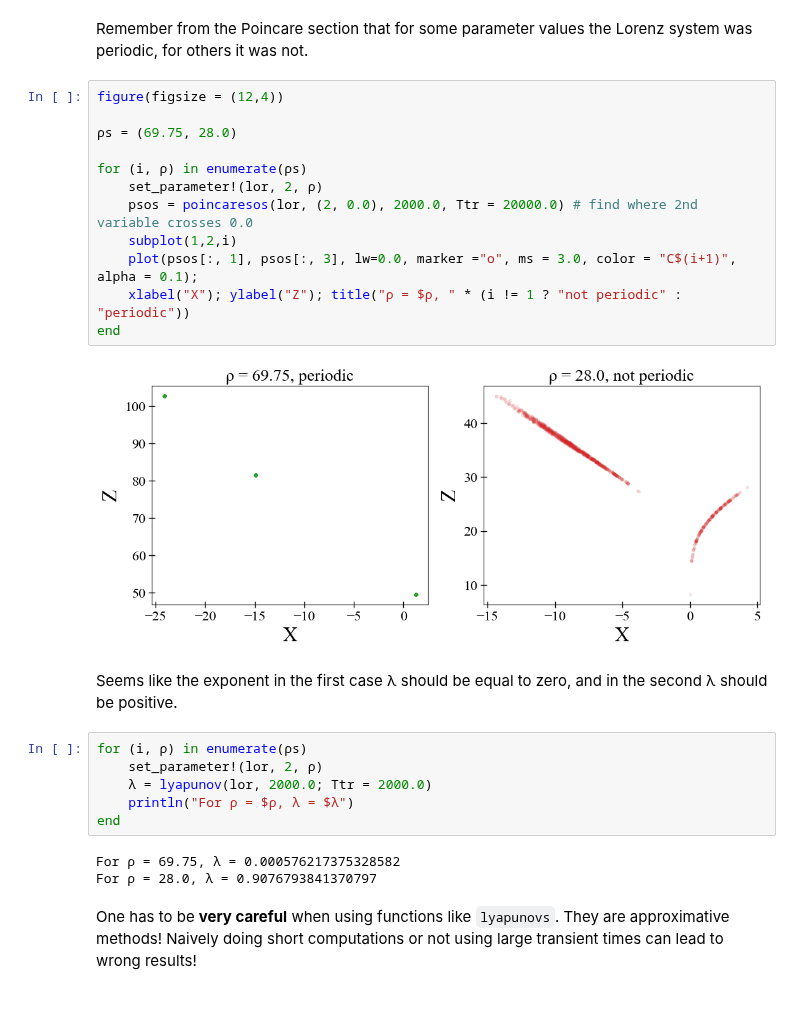
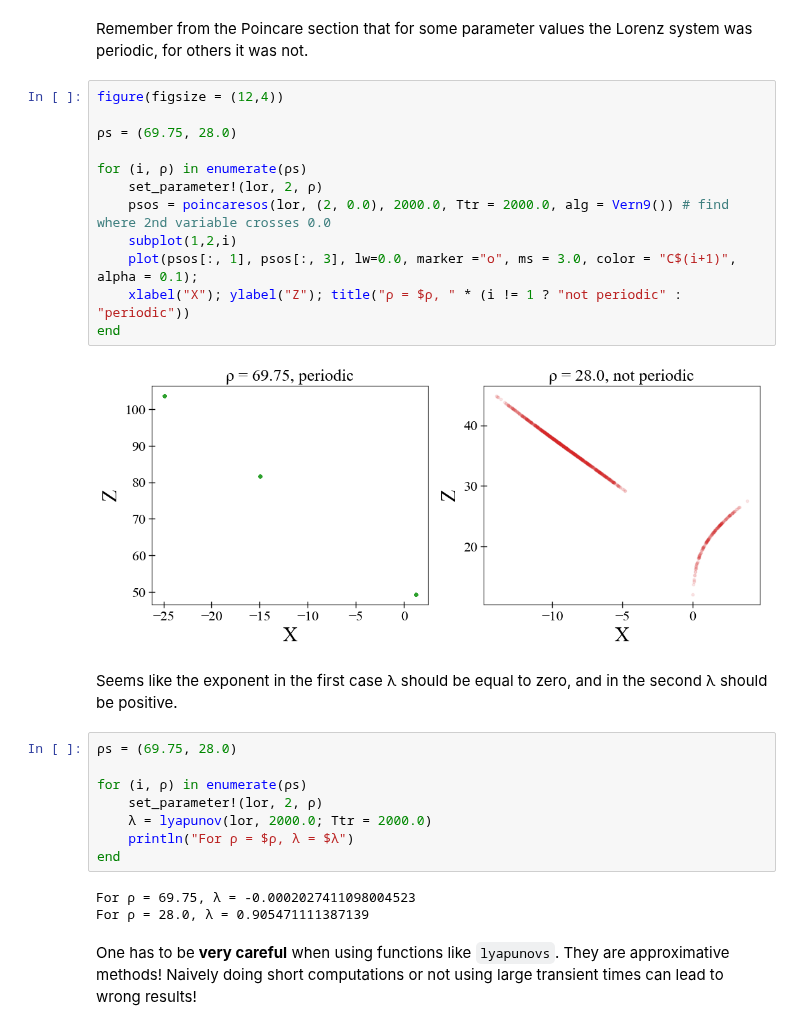
Before and after one commit to JuliaDynamics/JuliaDynamics, a Jupyter notebook: tutorials/Youtube_JuliaLang_tutorial/2. ChaosTools.ipynb, the cells around one changed output. Cells and saved outputs as stored; diff of their text form.

```diff
--- a/tutorials/Youtube_JuliaLang_tutorial/2. ChaosTools.ipynb
+++ b/tutorials/Youtube_JuliaLang_tutorial/2. ChaosTools.ipynb
@@ -373,28 +386,30 @@ Remember from the Poincare section that for some parameter values the Lorenz sys
 # %%
 figure(figsize = (12,4))
 
 ρs = (69.75, 28.0)
 
 for (i, ρ) in enumerate(ρs)
     set_parameter!(lor, 2, ρ)
-    psos = poincaresos(lor, (2, 0.0), 2000.0, Ttr = 20000.0) # find where 2nd variable crosses 0.0
+    psos = poincaresos(lor, (2, 0.0), 2000.0, Ttr = 2000.0, alg = Vern9()) # find where 2nd variable crosses 0.0
     subplot(1,2,i)
     plot(psos[:, 1], psos[:, 3], lw=0.0, marker ="o", ms = 3.0, color = "C$(i+1)", alpha = 0.1);
     xlabel("X"); ylabel("Z"); title("ρ = $ρ, " * (i != 1 ? "not periodic" : "periodic"))
 end
 # %% [output]
-[figure, old version]
+[figure, new version]
 # %% [markdown]
 Seems like the exponent in the first case λ should be equal to zero, and in the second λ should be positive.
 # %%
+ρs = (69.75, 28.0)
+
 for (i, ρ) in enumerate(ρs)
     set_parameter!(lor, 2, ρ)
     λ = lyapunov(lor, 2000.0; Ttr = 2000.0)
     println("For ρ = $ρ, λ = $λ")
 end
 # %% [output]
-For ρ = 69.75, λ = 0.000576217375328582
-For ρ = 28.0, λ = 0.9076793841370797
+For ρ = 69.75, λ = -0.0002027411098004523
+For ρ = 28.0, λ = 0.905471111387139
 # %% [markdown]
 One has to be **very careful** when using functions like `lyapunovs`. They are approximative methods! Naively doing short computations or not using large transient times can lead to wrong results!
 # %%
```
Also changed, not shown: parts of 24 cells of this notebook, 8 other files.
